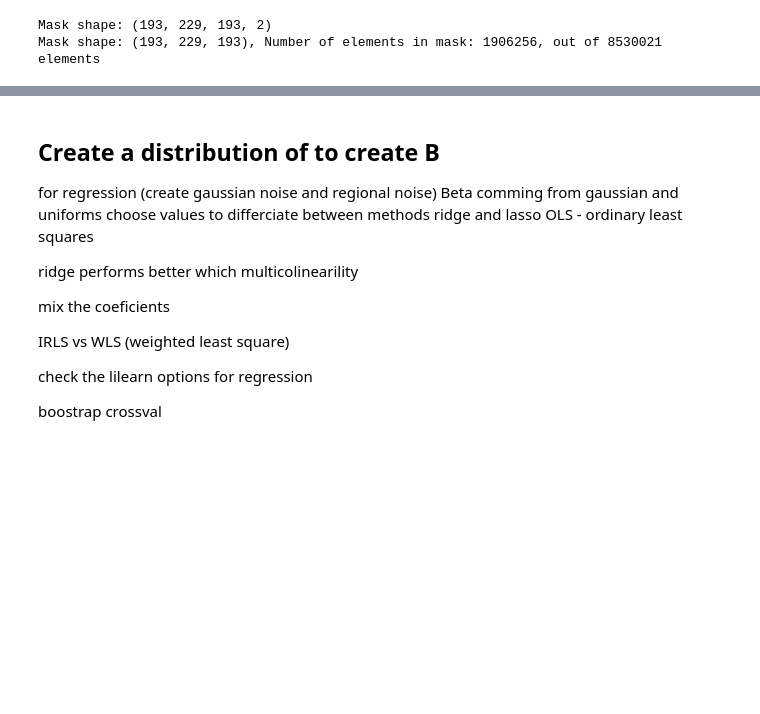
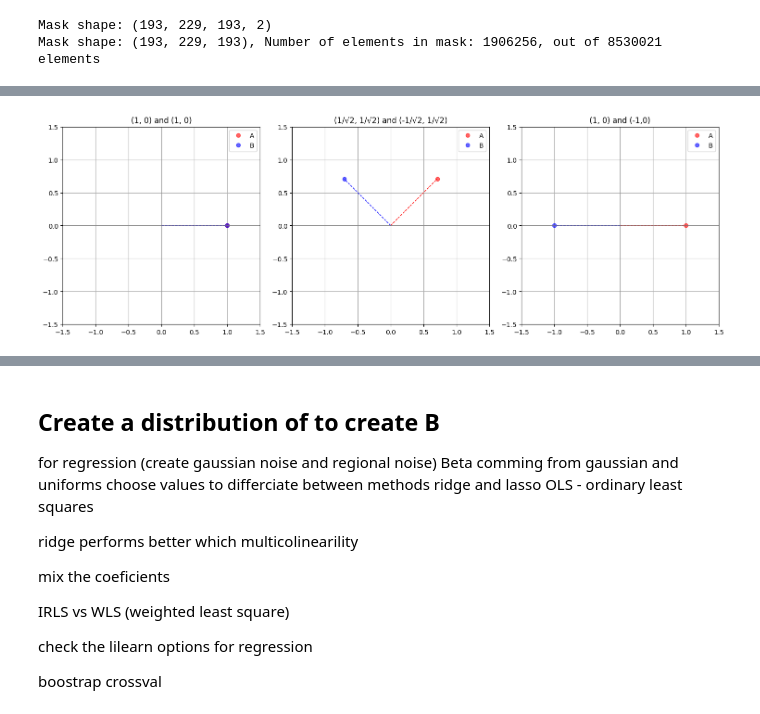
Before and after one commit to CPernet/Brain2BehaviourDecoder, a Jupyter notebook: code/testing.ipynb, the cells around one changed output, grey strips where cells are left out. Drawn from its saved outputs; the diff is of its cells as text; code cells hidden in the pictures; blank space fills up the shorter version.

```diff
--- a/code/testing.ipynb
+++ b/code/testing.ipynb
@@ -397,0 +697,43 @@ plotting.show()
+# %%
+import matplotlib.pyplot as plt
+import numpy as np
+
+# Define the points
+points_list = [
+    (np.array([1, 0]), np.array([1, 0])),
+    (np.array([1/np.sqrt(2), 1/np.sqrt(2)]), np.array([-1/np.sqrt(2), 1/np.sqrt(2)])),
+    (np.array([1, 0]), np.array([-1, 0]))
+]
+
+titles = [
+    "(1, 0) and (1, 0)",
+    "(1/√2, 1/√2) and (-1/√2, 1/√2)",
+    "(1, 0) and (-1,0)"
+]
+
+# Create subplots
+fig, axes = plt.subplots(1, 3, figsize=(15, 5))
+
+for ax, (p1, p2), title in zip(axes, points_list, titles):
+    # Plot points with transparency for visibility
+    ax.plot(p1[0], p1[1], 'ro', label=f'A', alpha=0.6)  # Point A with transparency
+    ax.plot(p2[0], p2[1], 'bo', label=f'B', alpha=0.6)  # Point B with transparency
+
+    # Draw vector lines from origin
+    ax.plot([0, p1[0]], [0, p1[1]], 'r--', linewidth=1)
+    ax.plot([0, p2[0]], [0, p2[1]], 'b--', linewidth=1)
+
+    # Axes setup
+    ax.axhline(0, color='gray', lw=0.5)
+    ax.axvline(0, color='gray', lw=0.5)
+    ax.set_xlim(-1.5, 1.5)
+    ax.set_ylim(-1.5, 1.5)
+    ax.set_aspect('equal')
+    ax.set_title(title)
+    ax.legend()
+    ax.grid(True)
+
+plt.tight_layout()
+plt.show()
+# %% [output]
+[figure, added]
```
Also changed, not shown: parts of 14 cells of this notebook, 9 other files.
